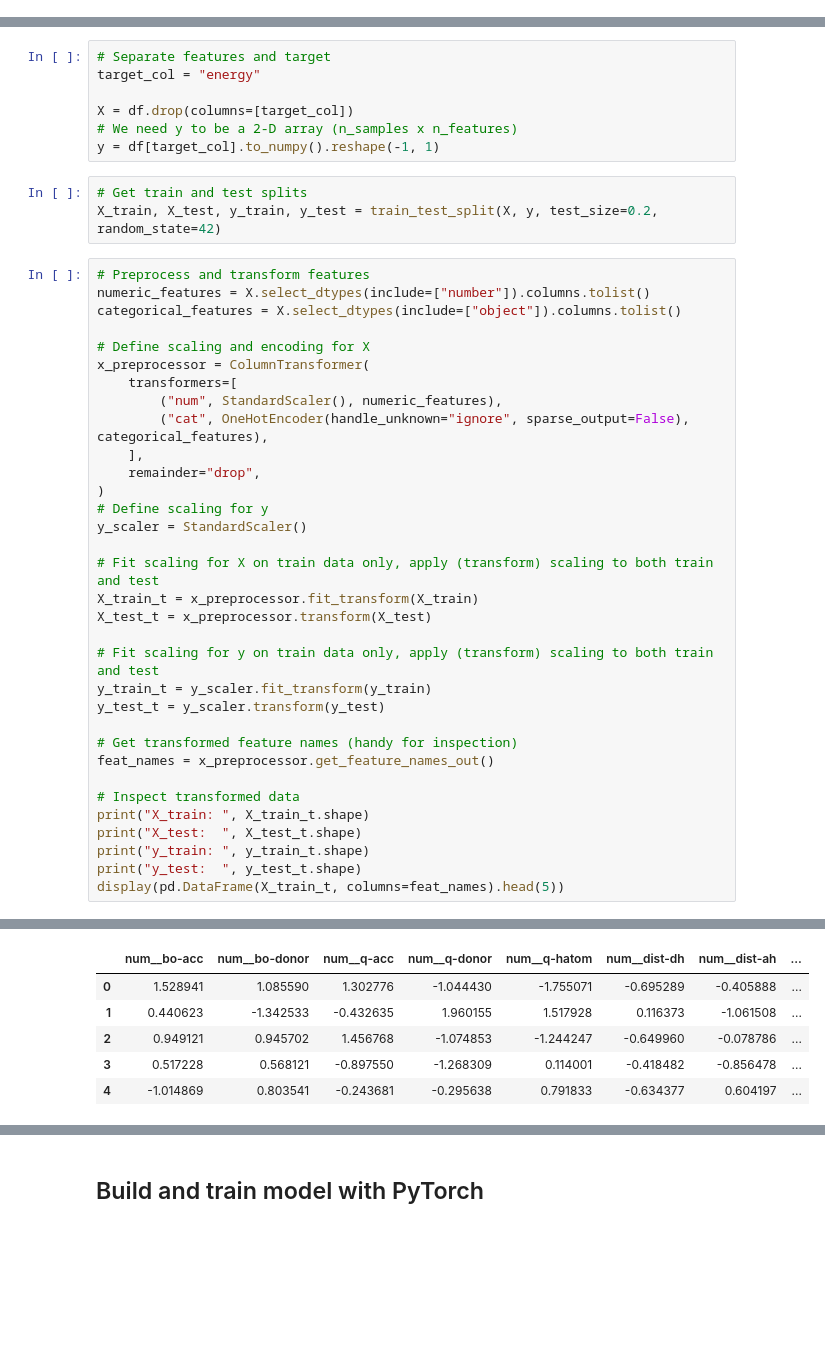
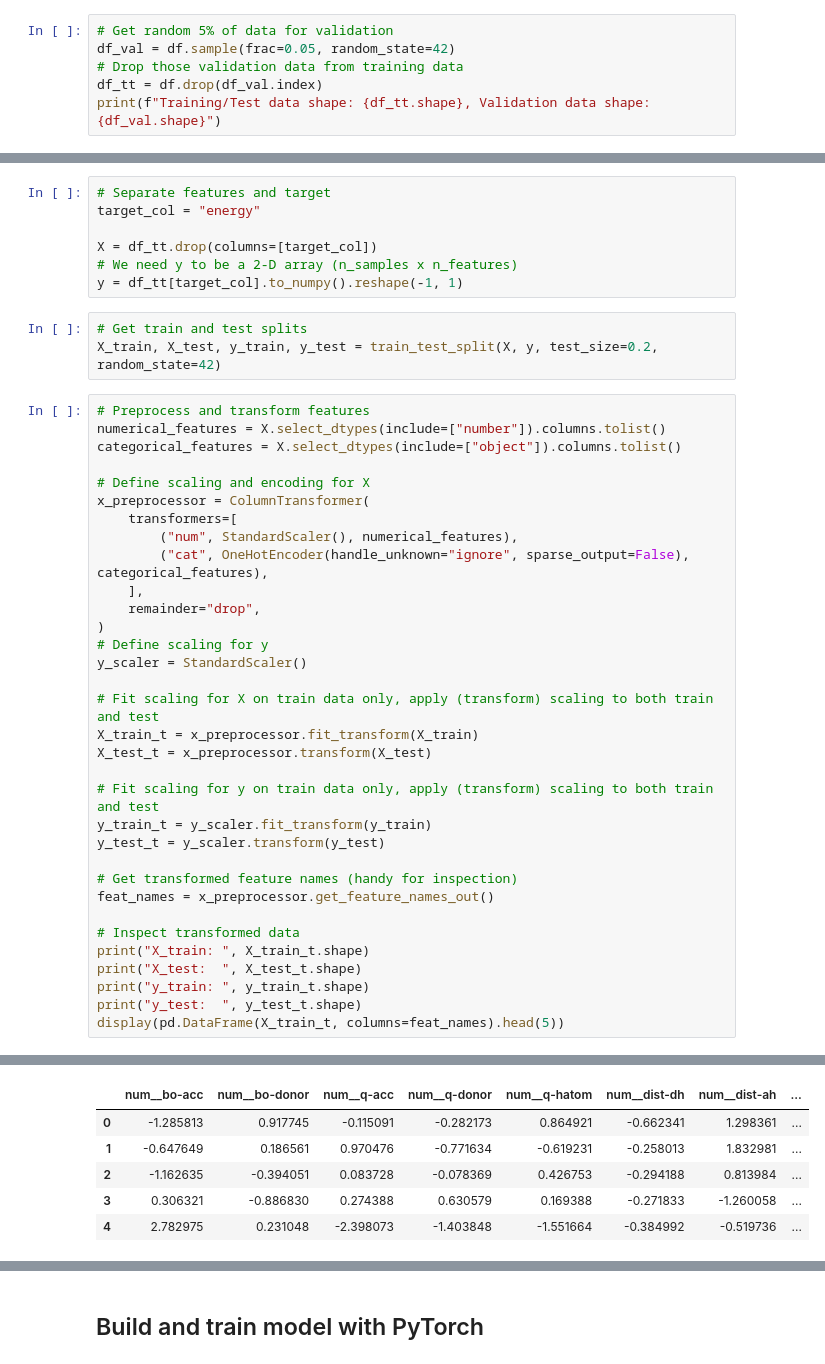
Before and after one commit to Sukanto54cl/ai-school-iom-2025, a Jupyter notebook: docs/day3.1_deep_learning/01_torch_regression.ipynb, the cells around one changed output, grey strips where cells are left out. Saved outputs shown, nothing was run; the diff lists cells and outputs as text; blank space fills up the shorter version.

```diff
--- a/docs/day3.1_deep_learning/01_torch_regression.ipynb
+++ b/docs/day3.1_deep_learning/01_torch_regression.ipynb
@@ -64,0 +86,6 @@ We will apply nearly the same preprocessing steps we've alreday seen in the regr
+# %%
+# Get random 5% of data for validation
+df_val = df.sample(frac=0.05, random_state=42)
+# Drop those validation data from training data
+df_tt = df.drop(df_val.index)
+print(f"Training/Test data shape: {df_tt.shape}, Validation data shape: {df_val.shape}")
@@ -66,21 +95,21 @@ We will apply nearly the same preprocessing steps we've alreday seen in the regr
 # Separate features and target
 target_col = "energy"
 
-X = df.drop(columns=[target_col])
+X = df_tt.drop(columns=[target_col])
 # We need y to be a 2-D array (n_samples x n_features)
-y = df[target_col].to_numpy().reshape(-1, 1)
+y = df_tt[target_col].to_numpy().reshape(-1, 1)
 # %%
 # Get train and test splits
 X_train, X_test, y_train, y_test = train_test_split(X, y, test_size=0.2, random_state=42)
 # %%
 # Preprocess and transform features
-numeric_features = X.select_dtypes(include=["number"]).columns.tolist()
+numerical_features = X.select_dtypes(include=["number"]).columns.tolist()
 categorical_features = X.select_dtypes(include=["object"]).columns.tolist()
 
 # Define scaling and encoding for X
 x_preprocessor = ColumnTransformer(
     transformers=[
-        ("num", StandardScaler(), numeric_features),
+        ("num", StandardScaler(), numerical_features),
         ("cat", OneHotEncoder(handle_unknown="ignore", sparse_output=False), categorical_features),
     ],
     remainder="drop",
@@ -113,6 +142,6 @@ y_test:   (328, 1)
 |  | num__bo-acc | num__bo-donor | num__q-acc | num__q-donor | num__q-hatom | num__dist-dh | num__dist-ah | ... |
-| 0 | 1.528941 | 1.085590 | 1.302776 | -1.044430 | -1.755071 | -0.695289 | -0.405888 | ... |
-| 1 | 0.440623 | -1.342533 | -0.432635 | 1.960155 | 1.517928 | 0.116373 | -1.061508 | ... |
-| 2 | 0.949121 | 0.945702 | 1.456768 | -1.074853 | -1.244247 | -0.649960 | -0.078786 | ... |
-| 3 | 0.517228 | 0.568121 | -0.897550 | -1.268309 | 0.114001 | -0.418482 | -0.856478 | ... |
-| 4 | -1.014869 | 0.803541 | -0.243681 | -0.295638 | 0.791833 | -0.634377 | 0.604197 | ... |
+| 0 | -1.285813 | 0.917745 | -0.115091 | -0.282173 | 0.864921 | -0.662341 | 1.298361 | ... |
+| 1 | -0.647649 | 0.186561 | 0.970476 | -0.771634 | -0.619231 | -0.258013 | 1.832981 | ... |
+| 2 | -1.162635 | -0.394051 | 0.083728 | -0.078369 | 0.426753 | -0.294188 | 0.813984 | ... |
+| 3 | 0.306321 | -0.886830 | 0.274388 | 0.630579 | 0.169388 | -0.271833 | -1.260058 | ... |
+| 4 | 2.782975 | 0.231048 | -2.398073 | -1.403848 | -1.551664 | -0.384992 | -0.519736 | ... |
```
Also changed, not shown: parts of 26 cells of this notebook, 1 other file.
